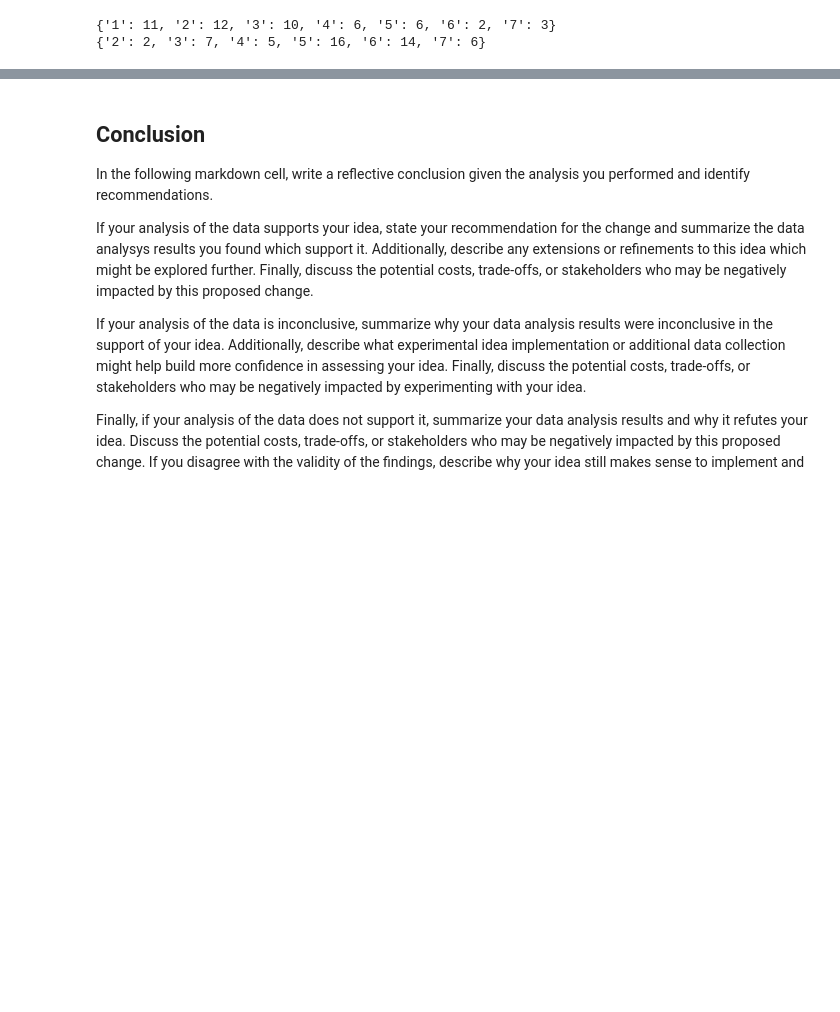
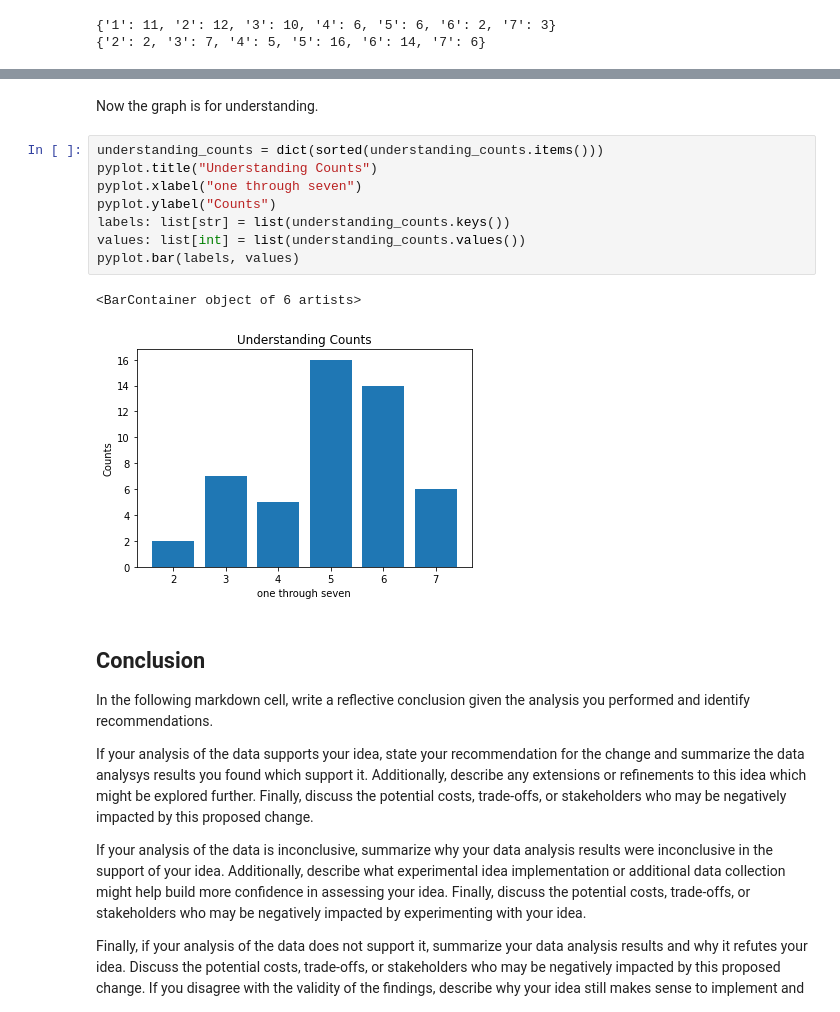
Before and after one commit to rkhetan12/comp110-22s-workspace, a Jupyter notebook: exercises/ex08/analysis.ipynb, the cells around one changed output, grey strips where cells are left out. Saved outputs shown, nothing was run; the diff lists cells and outputs as text; blank space fills up the shorter version.

```diff
--- a/exercises/ex08/analysis.ipynb
+++ b/exercises/ex08/analysis.ipynb
@@ -134,3 +153,16 @@ print(sort(understanding_counts))
+# %% [markdown]
+Now the graph is for understanding.
+# %%
+understanding_counts = dict(sorted(understanding_counts.items()))
+pyplot.title("Understanding Counts")
+pyplot.xlabel("one through seven")
+pyplot.ylabel("Counts")
+labels: list[str] = list(understanding_counts.keys())
+values: list[int] = list(understanding_counts.values())
+pyplot.bar(labels, values)
+# %% [output]
+<BarContainer object of 6 artists>
+[figure, added]
 # %% [markdown]
 ## Conclusion
 
```
Also changed, not shown: parts of 4 cells of this notebook, 1 other file.
